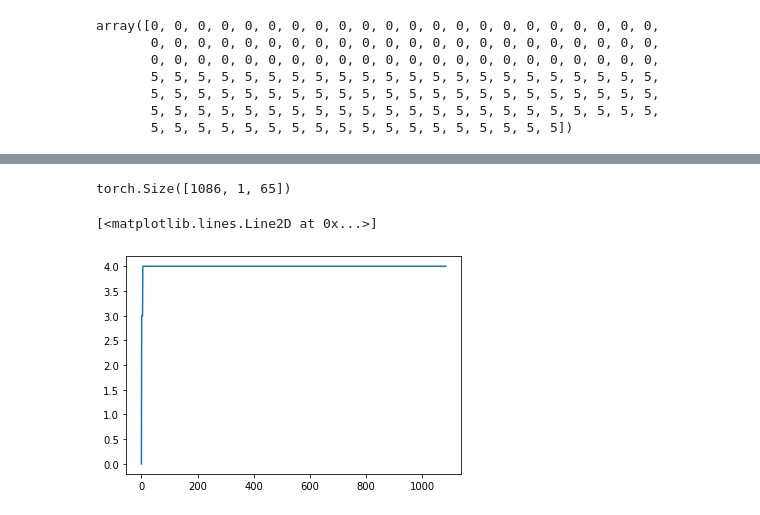
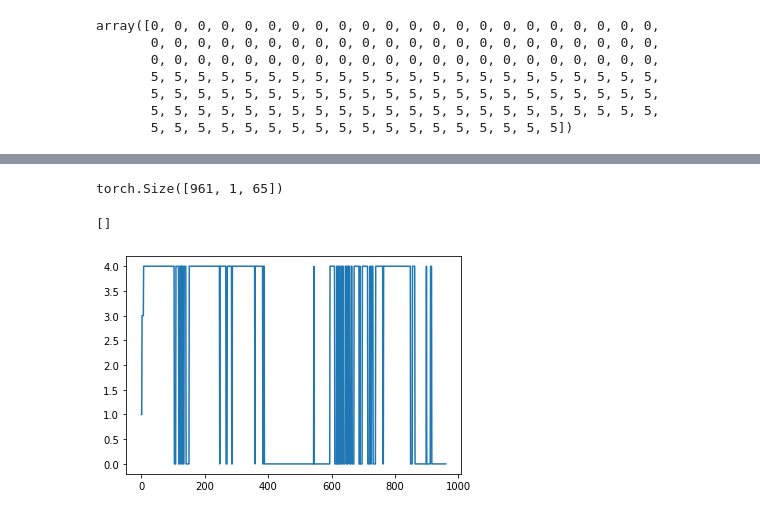
Before and after one commit to EvanSamaa/jali_sing, a Jupyter notebook: Vowel learning.ipynb, the cells around one changed output, grey strips where cells are left out. Drawn from its saved outputs; the diff is of its cells as text; code cells hidden in the pictures.

```diff
--- a/Vowel learning.ipynb
+++ b/Vowel learning.ipynb
@@ -517,9 +517,8 @@ array([0, 0, 0, 0, 0, 0, 0, 0, 0, 0, 0, 0, 0, 0, 0, 0, 0, 0, 0, 0, 0, 0,
        5, 5, 5, 5, 5, 5, 5, 5, 5, 5, 5, 5, 5, 5, 5, 5, 5, 5, 5, 5, 5, 5,
        5, 5, 5, 5, 5, 5, 5, 5, 5, 5, 5, 5, 5, 5, 5, 5, 5, 5])
 # %%
-model = LSTM_vowel_recognizer()
-cp = torch.load("C:/Users/evansamaa/Desktop/Dataset/models/model_epoch_1320.pt", map_location=torch.device('cpu'))
+model = LSTM_vowel_recognizer_no_BN()
+cp = torch.load("C:/Users/evansamaa/Desktop/Dataset/models/long_sequence_model.pt", map_location=torch.device('cpu'))
 model.load_state_dict(cp['model_state_dict'])
 # model.eval()
-model.eval()
 # %% [output]
@@ -538,5 +526,5 @@ LSTM_vowel_recognizer(
 # %%
-audio_path = "E:/MASC/VocalSet/FULL/male1/long_tones/forte/m1_long_forte_a.wav"
+audio_path = "E:/MASC/VocalSet/FULL/male1/long_tones/forte/m1_long_forte_o.wav"
 sound_arr, sr= librosa.load(audio_path, sr = 44100)
 sound_arr = (sound_arr-sound_arr.mean())/sound_arr.std()
 winstep = 441
@@ -547,12 +535,13 @@ full_feat = np.concatenate([mfcc_feat, logfbank_feat, ssc_feat], axis=1)
 input_vec = torch.tensor(np.expand_dims(full_feat, axis=1), dtype=torch.float32)
 print(input_vec.shape)
 # %% [output]
-torch.Size([1086, 1, 65])
+torch.Size([961, 1, 65])
 # %%
-out = model.test_forward(input_vec).detach().numpy()
+out = model.forward(input_vec).detach().numpy()
 # %%
-# plt.plot(out[:, 0, 5])
+# plt.plot(out[:, 0, 4])
 plt.plot(np.argmax(out[:, 0], axis=1))
+plt.plot()
 # %% [output]
-[<matplotlib.lines.Line2D at 0x...>]
+[]
-[figure, old version]
+[figure, new version]
```
Also changed, not shown: parts of 1 cell of this notebook, 1 other file.
